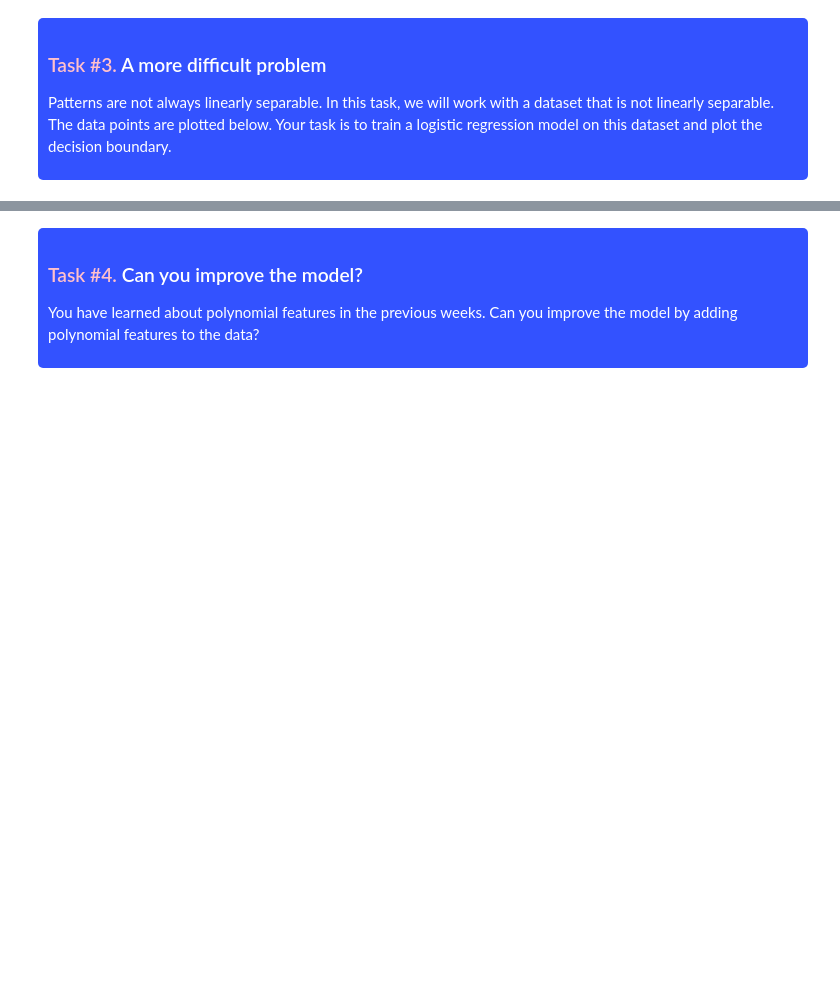
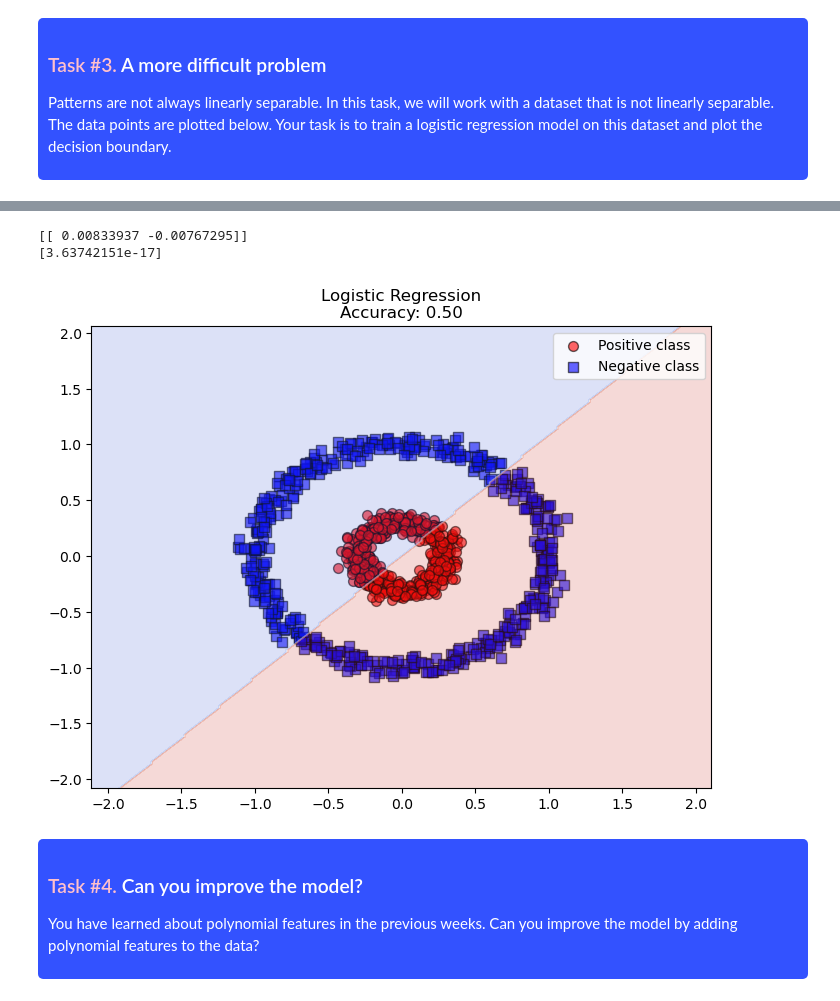
Before and after one commit to sqooid/ece4179-neural-networks, a Jupyter notebook: workshops/workshop-2/ECE4179_WS3_starter_code.ipynb, the cells around one changed output, grey strips where cells are left out. Saved outputs shown, nothing was run; the diff lists cells and outputs as text; code cells hidden in the pictures; blank space fills up the shorter version.

```diff
--- a/workshops/workshop-2/ECE4179_WS3_starter_code.ipynb
+++ b/workshops/workshop-2/ECE4179_WS3_starter_code.ipynb
@@ -253,14 +330,18 @@ plt.show()
 # %%
 # Again, use the LogisticRegression class from scikit-learn and fit method to train the model on the circular dataset
-# TODO <--- write your code here
+est1 = LogisticRegression().fit(X_circ, y_circ)
 
 
 # Print the weights and bias of the trained model on the circular dataset
-# TODO <--- write your code here
-
+print(est1.coef_)
+print(est1.intercept_)
 
 # use the plot_decision_boundary function to plot the decision boundary on the circular dataset
-# TODO <--- write your code here
+plot_decision_boundary(X_circ, y_circ, est1)
+# %% [output]
+[[ 0.00833937 -0.00767295]]
+[3.63742151e-17]
+[figure, added]
 # %% [markdown]
 <div style="background-color: #3352FF; color: white; padding: 10px; border-radius: 5px;">
 
```
Also changed, not shown: parts of 17 cells of this notebook.
